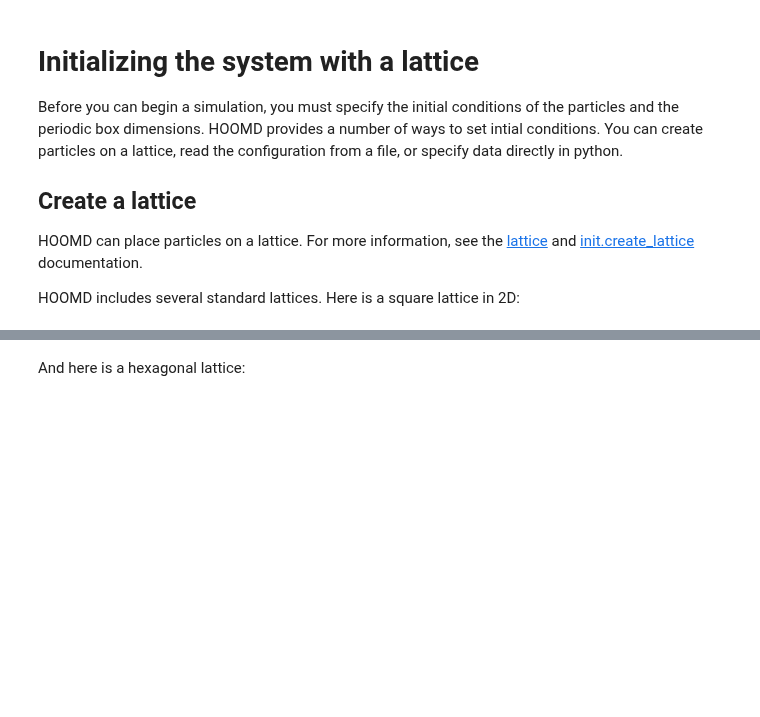
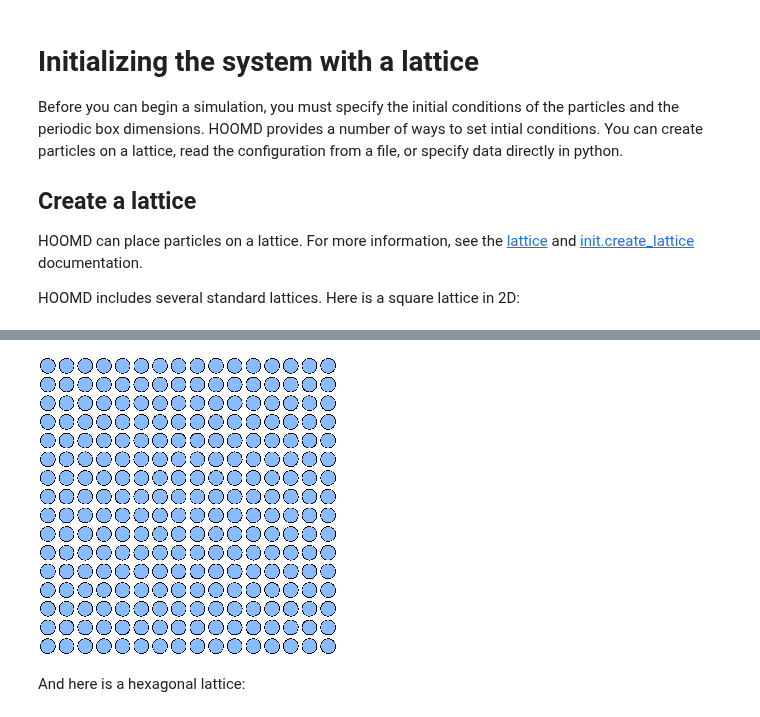
Before and after one commit to glotzerlab/hoomd-examples, a Jupyter notebook: basic/Create Lattice.ipynb, the cells around one changed output, grey strips where cells are left out. Saved outputs shown, nothing was run; the diff lists cells and outputs as text; code cells hidden in the pictures; blank space fills up the shorter version.

```diff
--- a/basic/Create Lattice.ipynb
+++ b/basic/Create Lattice.ipynb
@@ -37,3 +41,7 @@ show(p);
+# %%
+ex_render.showarray(ex_render.render_disk_frame(system.take_snapshot(all=True)))
+# %% [output]
+[figure, added]
 # %% [markdown]
 And here is a hexagonal lattice:
 # %%
```
Also changed, not shown: parts of 11 cells of this notebook, 8 other files.
